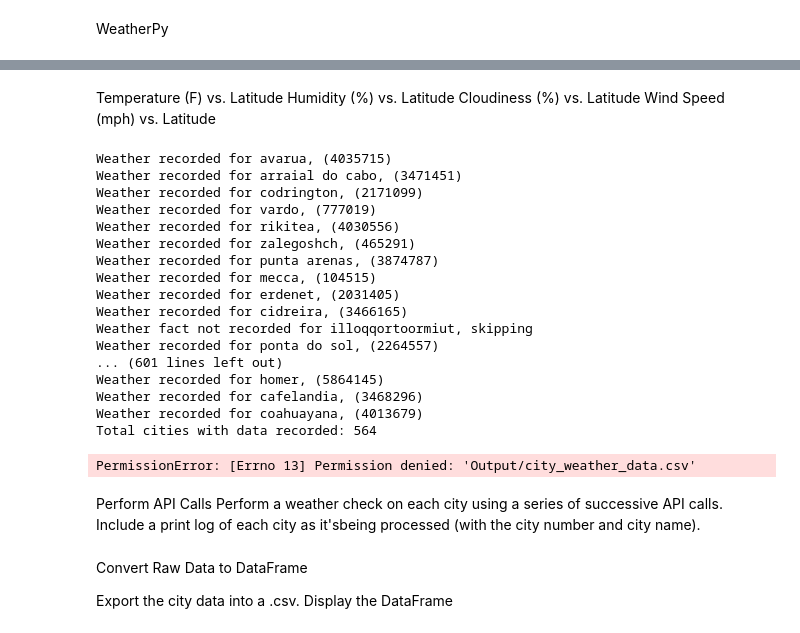
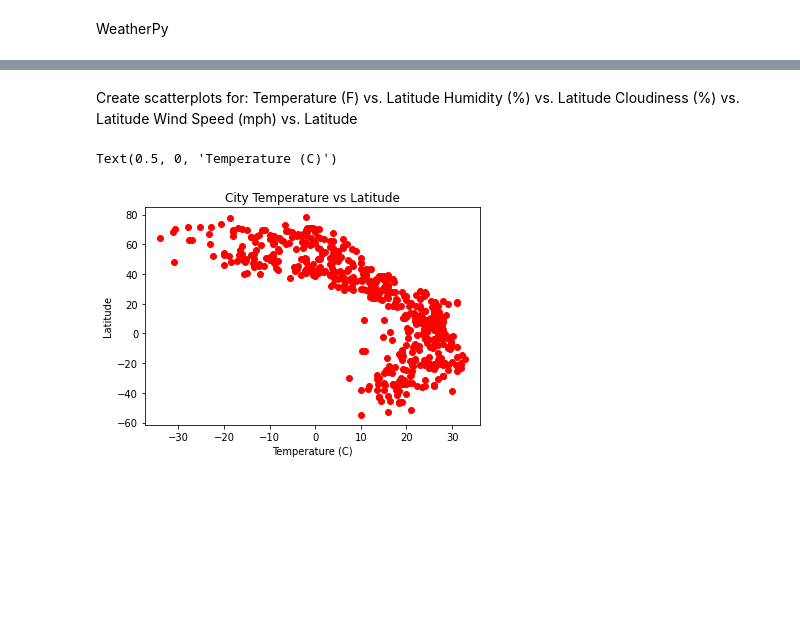
Before and after one commit to mkpennemays/Python-API-Exercise, a Jupyter notebook: WeatherPy/WeatherPy.ipynb, the cells around one changed output, grey strips where cells are left out. Saved outputs shown, nothing was run; the diff lists cells and outputs as text; code cells hidden in the pictures; blank space fills up the shorter version.

Commit message:
weather plus started vacation

```diff
--- a/WeatherPy/WeatherPy.ipynb
+++ b/WeatherPy/WeatherPy.ipynb
@@ -51,0 +116,4 @@ print(len(cities))
+# %%
+cities_weather_data_filtered = cities_weather_data[cities_weather_data['humidity'] <=100]
+len(cities_weather_data_filtered)
+cities_weather_data_filtered.head()
@@ -52,62 +127,6 @@ print(len(cities))
 # %% [markdown]
+Create scatterplots for:
 Temperature (F) vs. Latitude
 Humidity (%) vs. Latitude
 Cloudiness (%) vs. Latitude
 Wind Speed (mph) vs. Latitude
-# %%
-# Build query URL and request your results in Celsius
-temperature = []
-humidity = []
-cloudiness =[]
-wind = []
-
-cities_weather_data = pd.DataFrame()
-
-for city in cities:
-    query_url = f"{url}appid={weather_api_key}&q={city}&units={units}"
-    try:
-        weather_response = requests.get(query_url)
-        weather_json = weather_response.json()
-        city_data = pd.Series({"name": city,
-                               "temp":weather_json['main']['temp'],
-                               "max_temp":weather_json['main']['temp_max'],
-                               "humidity":weather_json['main']['humidity'],
-                               "cloudiness":weather_json['clouds']['all'],
-                               "wind":weather_json['wind']['speed'],
-                               "lat":weather_json['coord']['lat'],
-                               "lon":weather_json['coord']['lon'],
-                               "cityid":weather_json['id'],
-                               "country":weather_json['sys']['country'],
-                               "date_time":weather_json['dt']
-                              })
-        cities_weather_data = cities_weather_data.append(city_data,ignore_index=True)
-        print(f"Weather recorded for {city} ({weather_json['id']})")
-
-    except KeyError:
-        print(f"Weather fact not recorded for {city}, skipping")
-
-print(f"Total cities with data recorded: {len(cities_weather_data)}")
-cities_weather_data.to_csv("Output/city_weather_data.csv", index=False, header=True)
-# %% [output]
-Weather recorded for avarua, (4035715)
-Weather recorded for arraial do cabo, (3471451)
-Weather recorded for codrington, (2171099)
-Weather recorded for vardo, (777019)
-Weather recorded for rikitea, (4030556)
-Weather recorded for zalegoshch, (465291)
-Weather recorded for punta arenas, (3874787)
-Weather recorded for mecca, (104515)
-Weather recorded for erdenet, (2031405)
-Weather recorded for cidreira, (3466165)
-Weather fact not recorded for illoqqortoormiut, skipping
-Weather recorded for ponta do sol, (2264557)
-... (601 lines left out)
-Weather recorded for homer, (5864145)
-Weather recorded for cafelandia, (3468296)
-Weather recorded for coahuayana, (4013679)
-Total cities with data recorded: 564
-PermissionError: [Errno 13] Permission denied: 'Output/city_weather_data.csv'
-# %% [markdown]
- Perform API Calls
-Perform a weather check on each city using a series of successive API calls.
-Include a print log of each city as it'sbeing processed (with the city number and city name).
@@ -116,5 +133,11 @@ Include a print log of each city as it'sbeing processed (with the city number an
-# %% [markdown]
- Convert Raw Data to DataFrame
-
-Export the city data into a .csv.
-Display the DataFrame
+# %%
+x_values = cities_weather_data_filtered["max_temp"]
+y_values = cities_weather_data_filtered["lat"]
+
+plt.scatter(x_values,y_values, marker="o",color = "red")
+plt.title("City Temperature vs Latitude")
+plt.ylabel("Latitude")
+plt.xlabel("Temperature (C)")
+# %% [output]
+Text(0.5, 0, 'Temperature (C)')
+[figure, added]
```
Also changed, not shown: parts of 18 cells of this notebook, 2 other files.
